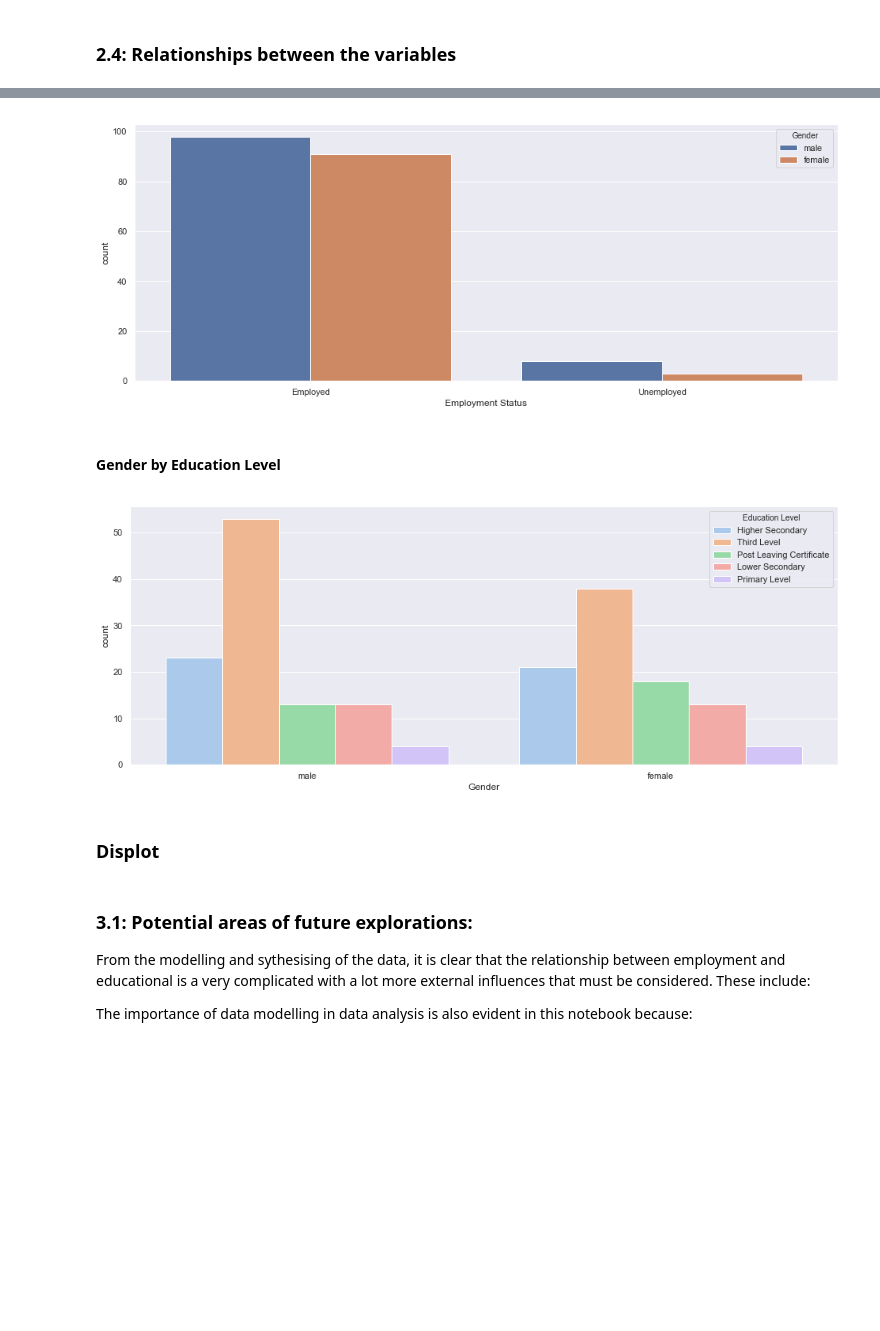
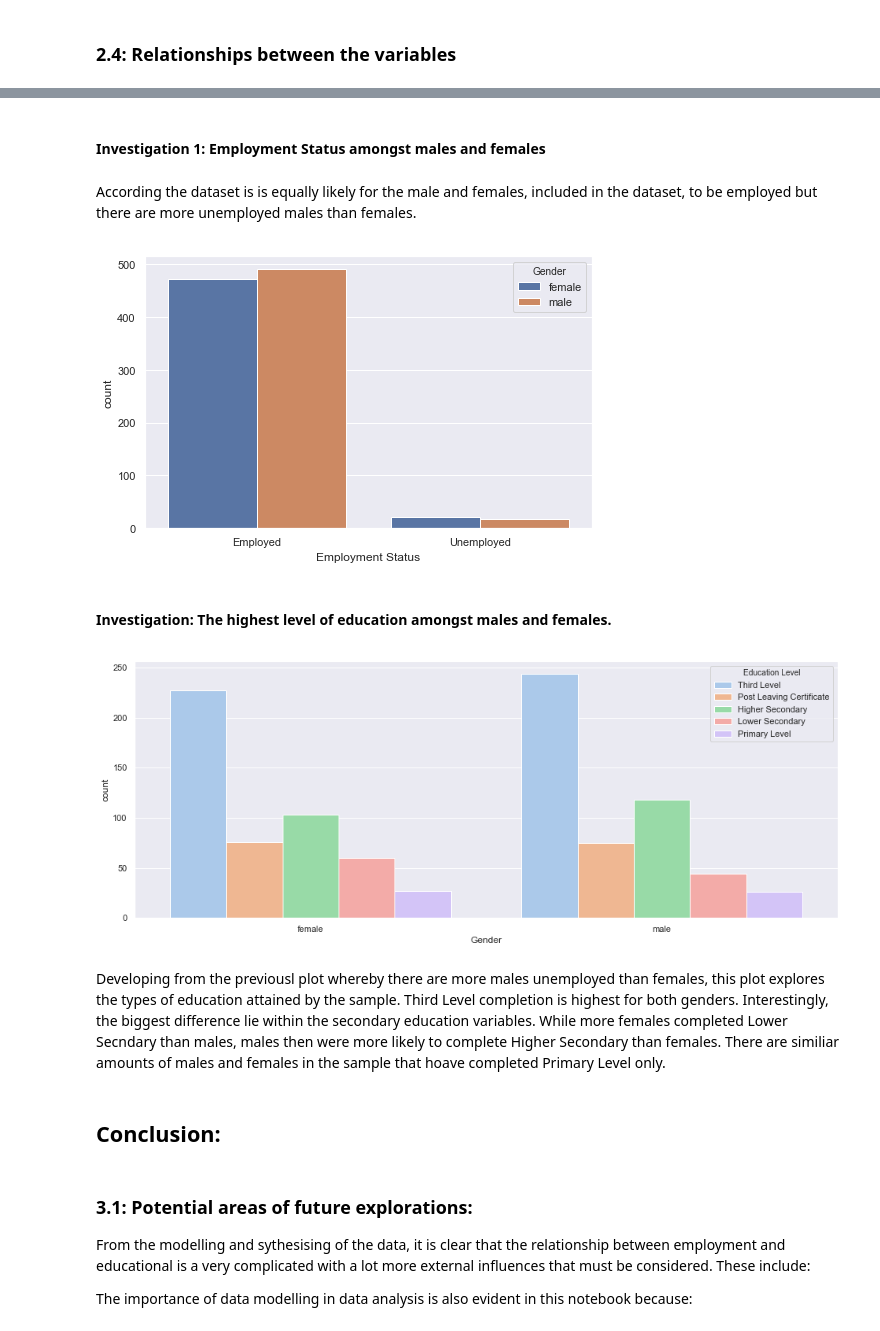
Before and after one commit to martinaobrien/GMIT-Programme-for-Data-Analysis-Project---Simulation, a Jupyter notebook: GMIT-Programme-for-Data-Analysis-Project---Simulation.ipynb, the cells around one changed output, grey strips where cells are left out. Cells and saved outputs as stored; diff of their text form; code cells hidden in the pictures; blank space fills up the shorter version.

```diff
--- a/GMIT-Programme-for-Data-Analysis-Project---Simulation.ipynb
+++ b/GMIT-Programme-for-Data-Analysis-Project---Simulation.ipynb
@@ -80,7 +78,7 @@ Firstly, the age variable is generated. It is done by using the np.random.seed f
 # %%
-np.random.seed(100) #Using the seed function to ensure the output in the same every time the notebook is run
+np.random.seed(10) #Using the seed function to ensure the output in the same every time the notebook is run
 #(8)
-age =np.random.randint(25,65,200) # randomly generate numbers between 25 and 64 with 200 datapoint
+age =np.random.randint(25,65,1000) # randomly generate numbers between 25 and 64 with 1000 datapoint
 #(9)
 age = age.round(0) #Round the integers
 #(10)
@@ -117,7 +115,7 @@ level = ['Primary Level', 'Lower Secondary', 'Higher Secondary', 'Post Leaving C
 #Based on statistics, a probability for each string is created.
 # Probability is as follows: Primary Level is the lowest, Lower Secondary is .11 and so on
 prob = [0.05, 0.11, 0.22, 0.15, 0.47]
-education_level = np.random.choice(level, 200, p=prob) #random choice is used to generate the dataframe
+education_level = np.random.choice(level, 1000, p=prob) #random choice is used to generate the dataframe
 education_level_df = pd.DataFrame(education_level, columns=['Education Level'])# Creates a dataframe
 education_level_df.head()#showing the first 5 data entries
 # %% [output]
@@ -144,7 +142,7 @@ The Gender dataframe is now compiled for the dataset using the 'Male' and 'Femal
 # %%
 gender = ['male','female'] #values as per CSO Census
 prob_gender = [.4961,.5039] #breakdown of values
-sex = np.random.choice(gender, 200, p = prob_gender)#random choice generates the data
+sex = np.random.choice(gender, 1000, p = prob_gender)#random choice generates the data
 gender_df = pd.DataFrame(sex, columns=['Gender'])#dataframe is displayed
 gender_df.head() #showing the first five data entries
 # %% [output]
@@ -171,7 +169,7 @@ The last variable added in the category 'Employment Status', denoting whether or
 # %%
 status = ['Employed', 'Unemployed']#create data for variable
 prob_employment = [0.958,0.042]#created a probability for value
-employment = np.random.choice(status, 200, p=prob_employment) #random choice for the variables
+employment = np.random.choice(status, 1000, p=prob_employment) #random choice for the variables
 employment_df = pd.DataFrame(employment, columns=['Employment Status'])##creating the dataframe for the variable
 employment_df.head()#showing the first 5 data entries
 # %% [output]
@@ -286,19 +290,25 @@ ValueError: Could not interpret input 'Emplyment Status'
+# %% [markdown]
+#### Investigation 1: Employment Status amongst males and females
+# %% [markdown]
+According the dataset is is equally likely for the male and females, included in the dataset, to be employed but there are more unemployed males than females.
 # %%
-sns.set(rc={"figure.figsize": (16, 6)})
+sns.set(rc={"figure.figsize": (8, 5)})
 sns.countplot("Employment Status", hue='Gender', data= merged_df )
 sns.set_palette("pastel")
 # %% [output]
-[figure, old version]
+[figure, new version]
-# %% [markdown]
-#### Gender by Education Level
+# %% [markdown]
+#### Investigation: The highest level of education amongst males and females.
 # %%
 plt.figure(figsize=(16, 6))
 sns.countplot(x = "Gender", hue='Education Level', data= merged_df)
 sns.set_palette("pastel")
 # %% [output]
-[figure, old version]
+[figure, new version]
+# %% [markdown]
+Developing from the previousl plot whereby there are more males unemployed than females, this plot explores the types of education attained by the sample. Third Level completion is highest for both genders. Interestingly, the biggest difference lie within the secondary education variables. While more females completed Lower Secndary than males, males then were more likely to complete Higher Secondary than females. There are similiar amounts of males and females in the sample that hoave completed Primary Level only.
 # %% [markdown]
-### Displot
+## Conclusion:
 # %% [markdown]
 <a id='section3.1'></a>
 ### 3.1: Potential areas of future explorations:
```
Also changed, not shown: parts of 35 cells of this notebook, 1 other file.
